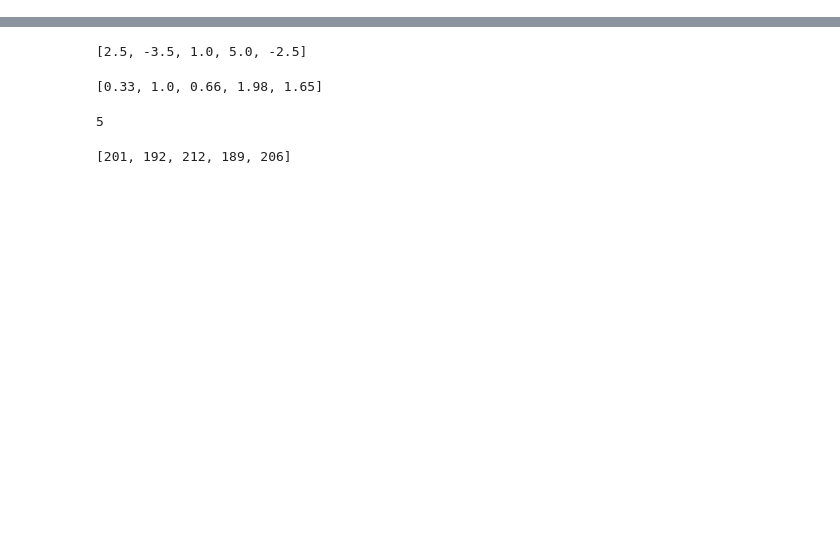
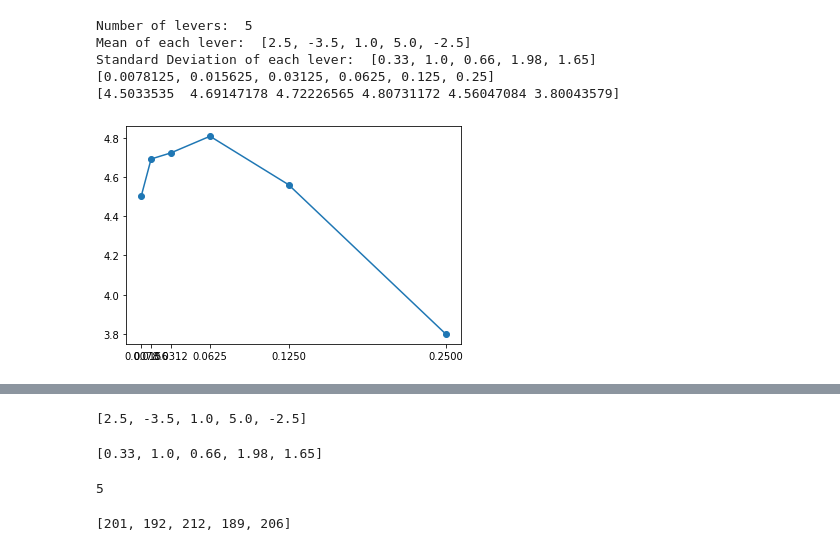
Before and after one commit to SethiAbhinav/Reinforcement-Learning-Assignments, a Jupyter notebook: RL_asg1_explorationipynb.ipynb, the cells around one changed output, grey strips where cells are left out. Drawn from its saved outputs; the diff is of its cells as text; code cells hidden in the pictures; blank space fills up the shorter version.

```diff
--- a/RL_asg1_explorationipynb.ipynb
+++ b/RL_asg1_explorationipynb.ipynb
@@ -0,0 +3,79 @@
+# %%
+from environment import bandit_env
+import numpy as np
+
+np.random.seed(10)
+
+def argmax(reward):
+    max_reward = reward[0]
+    ties = [0]
+
+    for idx, i in enumerate(reward[1:]):
+        if i > max_reward:
+            max_reward = i
+            ties = [idx+1]
+        if i == max_reward:
+            ties.append(idx+1)
+
+    if len(ties) > 1:
+        index_of_max = np.random.choice(ties)
+    else:
+        index_of_max = ties[0]
+
+    return index_of_max
+
+# create bandit_env
+q_mean = [2.5, -3.5, 1.0, 5.0, -2.5]
+q_stddev = [0.33, 1.0, 0.66, 1.98, 1.65]
+
+arm_bandit_env = bandit_env(q_mean, q_stddev)
+
+print("Number of levers: ",arm_bandit_env.n)
+print("Mean of each lever: ",arm_bandit_env.r_mean)
+print("Standard Deviation of each lever: ",arm_bandit_env.r_stddev)
+
+# implement e greedy policy
+def e_greedy(rewards, e):
+    # choose random action with probability e
+    if np.random.rand() < e:
+        return np.random.randint(0, len(rewards))
+
+    # choose greedy action with probability 1-e
+    else:
+        return argmax(rewards)
+
+average_rewards = np.zeros(6)
+
+epsilons = [1/128, 1/64, 1/32, 1/16, 1/8, 1/4]
+for idx, e in enumerate(epsilons):
+    actual_reward = 0
+    actions = [0, 0, 0, 0, 0]
+    rewards = [0, 0, 0, 0, 0]
+
+    for i in range(1000):
+        action = e_greedy(rewards, e)
+        reward = arm_bandit_env.pull(action)
+        actual_reward += reward
+
+        actions[action] += 1
+
+        rewards[action] = rewards[action] + (1/(actions[action])) * (reward - rewards[action])
+    # print(rewards)
+    average_rewards[idx] = actual_reward/1000
+print(epsilons)
+print(average_rewards)
+# %% [output]
+Number of levers:  5
+Mean of each lever:  [2.5, -3.5, 1.0, 5.0, -2.5]
+Standard Deviation of each lever:  [0.33, 1.0, 0.66, 1.98, 1.65]
+[0.0078125, 0.015625, 0.03125, 0.0625, 0.125, 0.25]
+[4.5033535  4.69147178 4.72226565 4.80731172 4.56047084 3.80043579]
+# %%
+import matplotlib.pyplot as plt
+# plt.figure(figsize = (20,10))
+plt.scatter(epsilons ,average_rewards)
+plt.plot(epsilons, average_rewards)
+plt.xticks(epsilons)
+plt.show()
+# %% [output]
+[figure, added]
```
Also changed, not shown: parts of 16 cells of this notebook.
